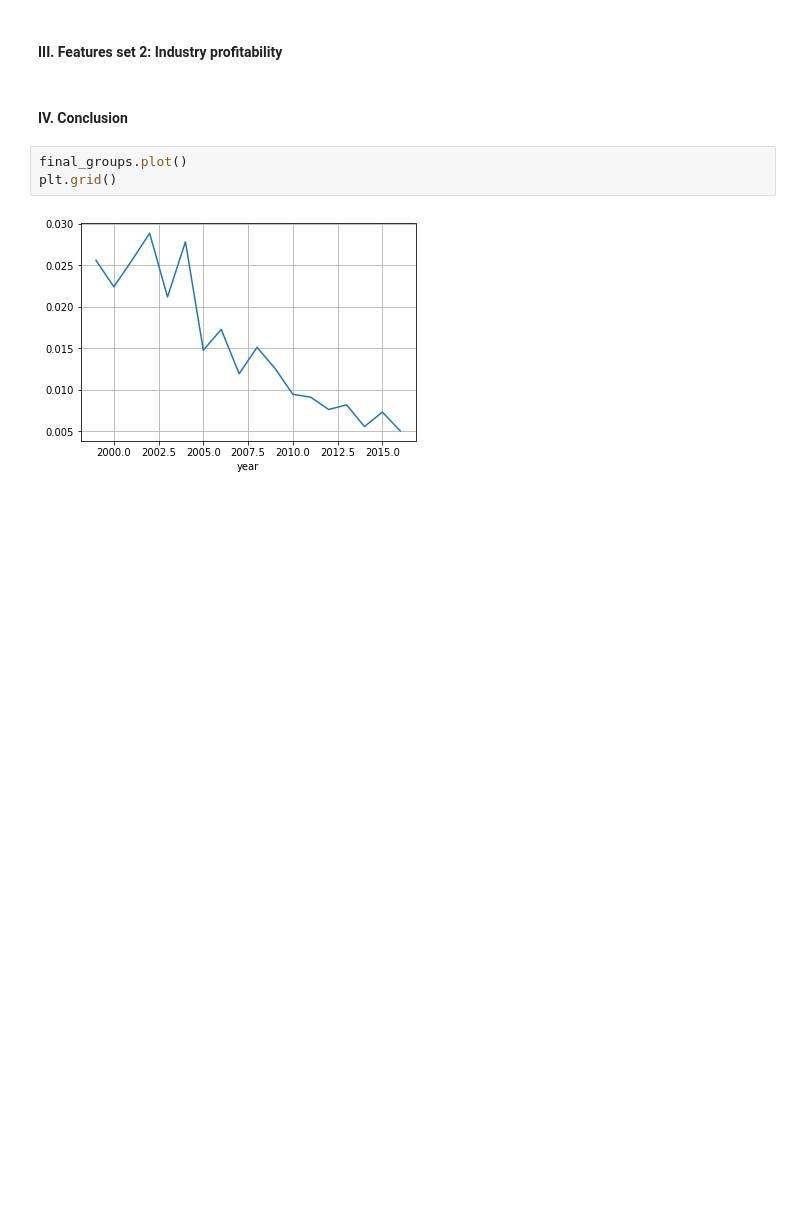
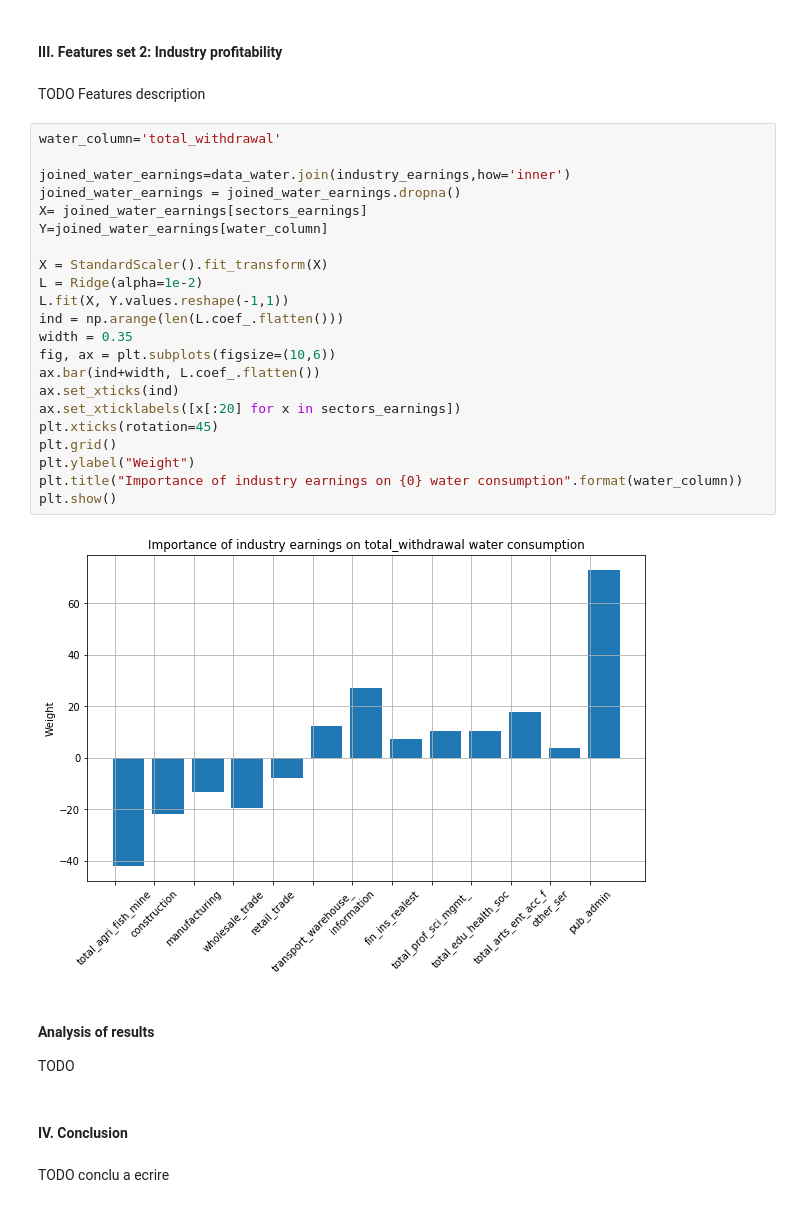
Before and after one commit to Arnaud15/Datathon, a Jupyter notebook: Report Team 9.ipynb, the cells around one changed output. Saved outputs shown, nothing was run; the diff lists cells and outputs as text; blank space fills up the shorter version.

```diff
--- a/Report Team 9.ipynb
+++ b/Report Team 9.ipynb
@@ -327,9 +426,35 @@ ValueError: zero-size array to reduction operation minimum which has no identity
 # %% [markdown]
 #### III. Features set 2: Industry profitability
+# %% [markdown]
+TODO Features description
+# %%
+water_column='total_withdrawal'
+
+joined_water_earnings=data_water.join(industry_earnings,how='inner')
+joined_water_earnings = joined_water_earnings.dropna()
+X= joined_water_earnings[sectors_earnings]
+Y=joined_water_earnings[water_column]
+
+X = StandardScaler().fit_transform(X)
+L = Ridge(alpha=1e-2)
+L.fit(X, Y.values.reshape(-1,1))
+ind = np.arange(len(L.coef_.flatten()))
+width = 0.35
+fig, ax = plt.subplots(figsize=(10,6))
+ax.bar(ind+width, L.coef_.flatten())
+ax.set_xticks(ind)
+ax.set_xticklabels([x[:20] for x in sectors_earnings])
+plt.xticks(rotation=45)
+plt.grid()
+plt.ylabel("Weight")
+plt.title("Importance of industry earnings on {0} water consumption".format(water_column))
+plt.show()
+# %% [output]
+[figure, added]
+# %% [markdown]
+#### Analysis of results
+TODO
 # %% [markdown]
 #### IV. Conclusion
-# %%
-final_groups.plot()
-plt.grid()
-# %% [output]
-[figure, removed]
+# %% [markdown]
+TODO conclu a ecrire
```
Also changed, not shown: parts of 19 cells of this notebook.
